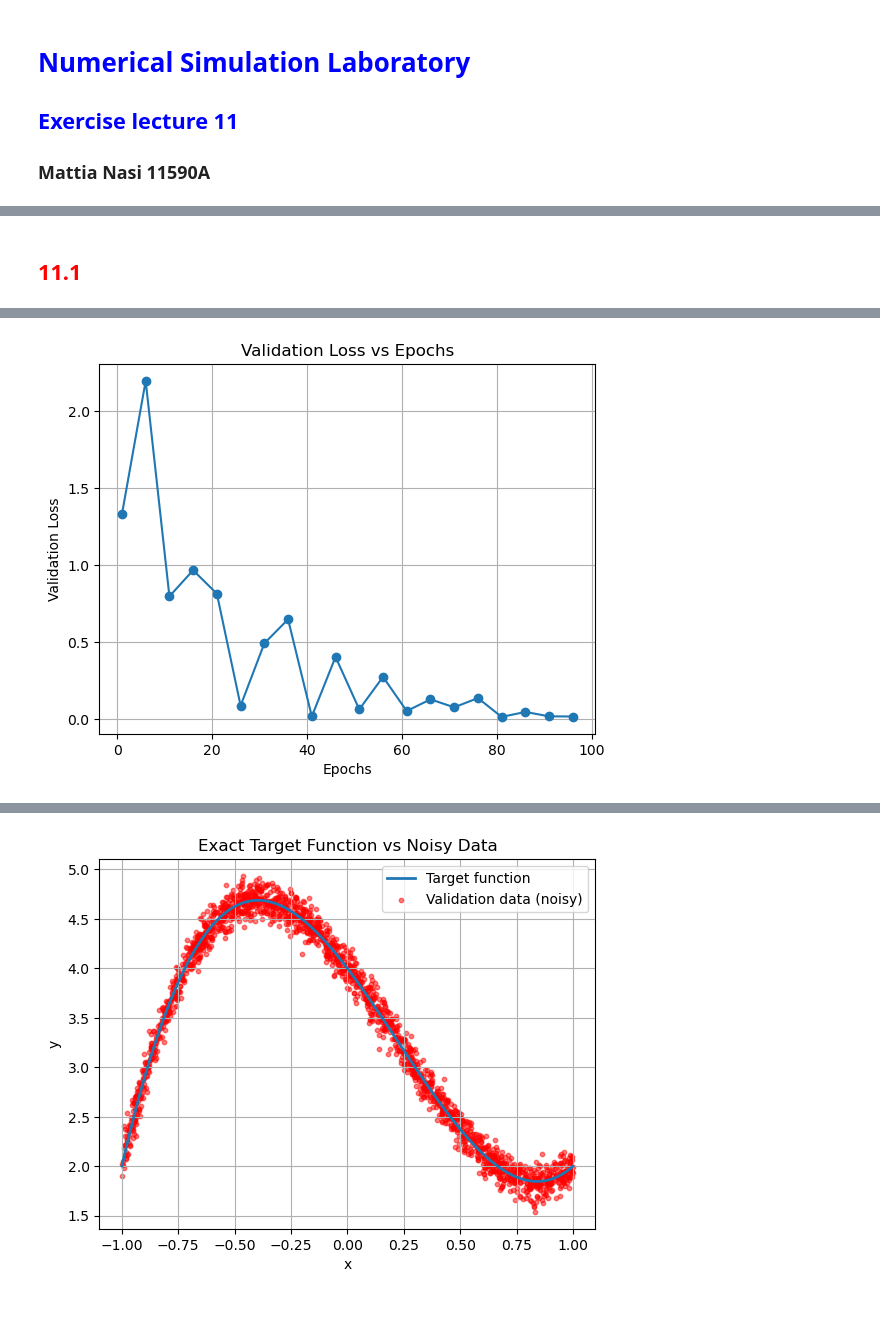
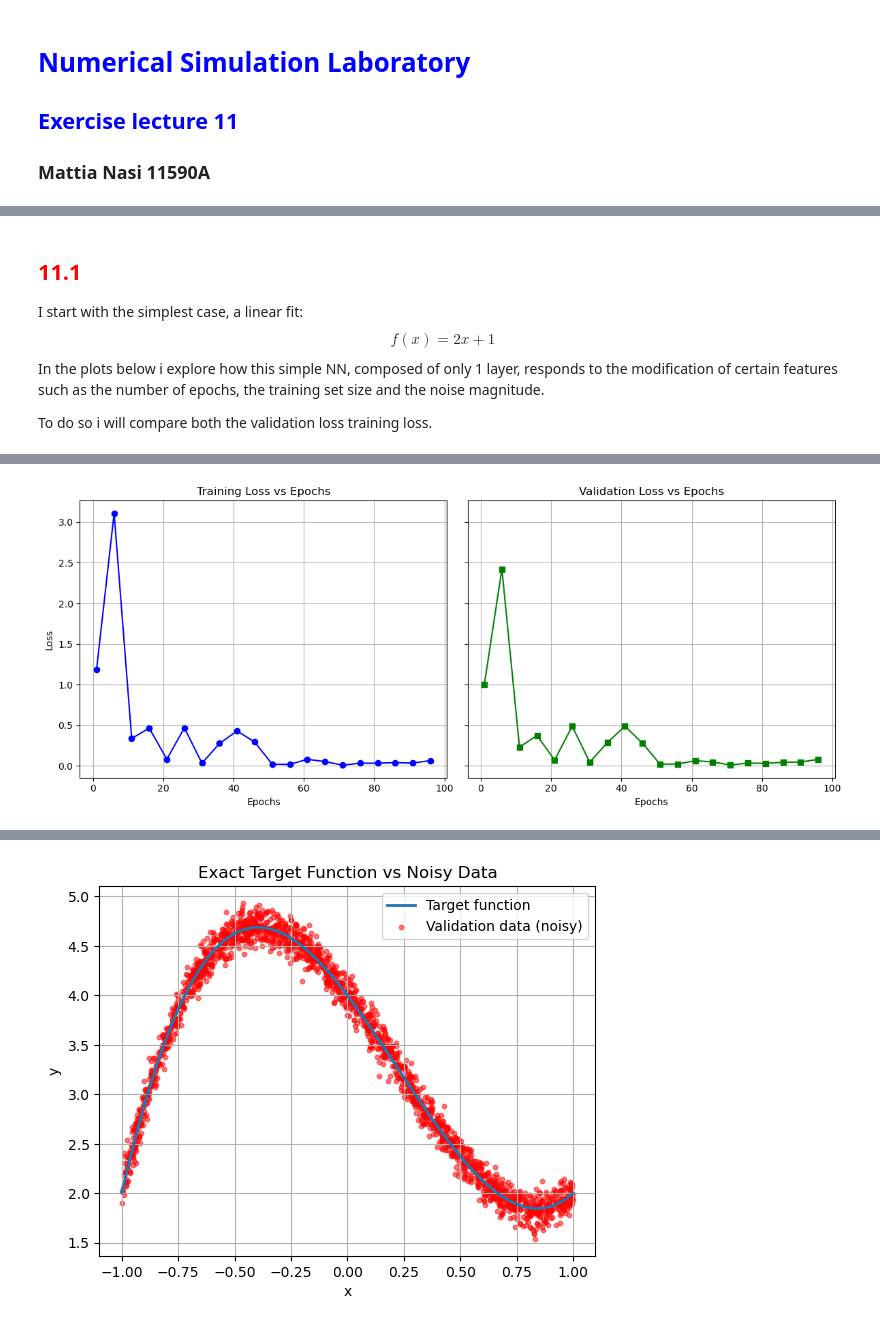
Before and after one commit to mattianasi/Numerical_simulation_laboratory, a Jupyter notebook: Lezione 11/Ex11.ipynb, the cells around one changed output, grey strips where cells are left out. Drawn from its saved outputs; the diff is of its cells as text; code cells hidden in the pictures.

Commit message:
Only final check needed

```diff
--- a/Lezione 11/Ex11.ipynb
+++ b/Lezione 11/Ex11.ipynb
@@ -5,19 +32,20 @@
 # %% [markdown]
 ## <span style=color:red> 11.1 ##
+
+I start with the simplest case, a linear fit:
+$$ f(x)=2x+1 $$
+In the plots below i explore how this simple NN, composed of only 1 layer, responds to the modification of certain features such as the number of epochs, the training set size and the noise magnitude.
+
+To do so i will compare both the validation loss training loss.
 # %%
 import numpy as np
 import matplotlib.pyplot as plt
 import tensorflow as tf
-from tensorflow import keras
+from tensorflow.keras.models import Sequential
+from tensorflow.keras.layers import Dense
 
-from tensorflow.keras.models import Sequential
-from tensorflow.keras.layers import Dense, Activation
-from tensorflow.keras import backend as K
-from tensorflow.keras.utils import get_custom_objects
-from tensorflow.keras.callbacks import EarlyStopping
-
-m = 2 # slope
-q= 1 # intersect
+m = 2  # slope
+q = 1  # intercept
 
 def generate_data(n_train, sigma):
     x_train = np.random.uniform(-1, 1, n_train)
@@ -30,7 +58,7 @@ def generate_data(n_train, sigma):
     return x_train, y_train, x_valid, y_valid
 
 def train_and_evaluate(x_train, y_train, x_valid, y_valid, epochs=30, batch_size=32):
-    model = tf.keras.Sequential()
+    model = Sequential()
     model.add(Dense(1, input_shape=(1,)))
     model.compile(optimizer='sgd', loss='mse', metrics=['mse'])
 
@@ -43,21 +71,32 @@ def train_and_evaluate(x_train, y_train, x_valid, y_valid, epochs=30, batch_size
         verbose=0  # suppress output
     )
 
-    val_loss = model.evaluate(x_valid, y_valid, verbose=0)[0]
-    return val_loss
+    return history.history['loss'], history.history['val_loss']
 # %%
 epoch_range = range(1, 101, 5)
-losses_epochs = []
+final_train_losses = []
+final_val_losses = []
 
 for e in epoch_range:
     x_train, y_train, x_valid, y_valid = generate_data(n_train=100, sigma=0.1)
-    loss = train_and_evaluate(x_train, y_train, x_valid, y_valid, epochs=e)
-    losses_epochs.append(loss)
+    train_loss, val_loss = train_and_evaluate(x_train, y_train, x_valid, y_valid, epochs=e)
 
-plt.plot(epoch_range, losses_epochs, marker='o')
-plt.xlabel("Epochs")
-plt.ylabel("Validation Loss")
-plt.title("Validation Loss vs Epochs")
-plt.grid(True)
+    final_train_losses.append(train_loss[-1])
+    final_val_losses.append(val_loss[-1])
+
+fig, axs = plt.subplots(1, 2, figsize=(12, 5), sharey=True)
+
+axs[0].plot(epoch_range, final_train_losses, marker='o', color='blue')
+axs[0].set_title("Training Loss vs Epochs")
+axs[0].set_xlabel("Epochs")
+axs[0].set_ylabel("Loss")
+axs[0].grid(True)
+
+axs[1].plot(epoch_range, final_val_losses, marker='s', color='green')
+axs[1].set_title("Validation Loss vs Epochs")
+axs[1].set_xlabel("Epochs")
+axs[1].grid(True)
+
+plt.tight_layout()
 plt.show()
 # %% [output]
@@ -65,3 +110,3 @@ plt.show()
-[figure, old version]
+[figure, new version]
 # %%
 train_sizes = [10, 20, 50, 100, 200, 500, 1000]
```
Also changed, not shown: parts of 24 cells of this notebook.
